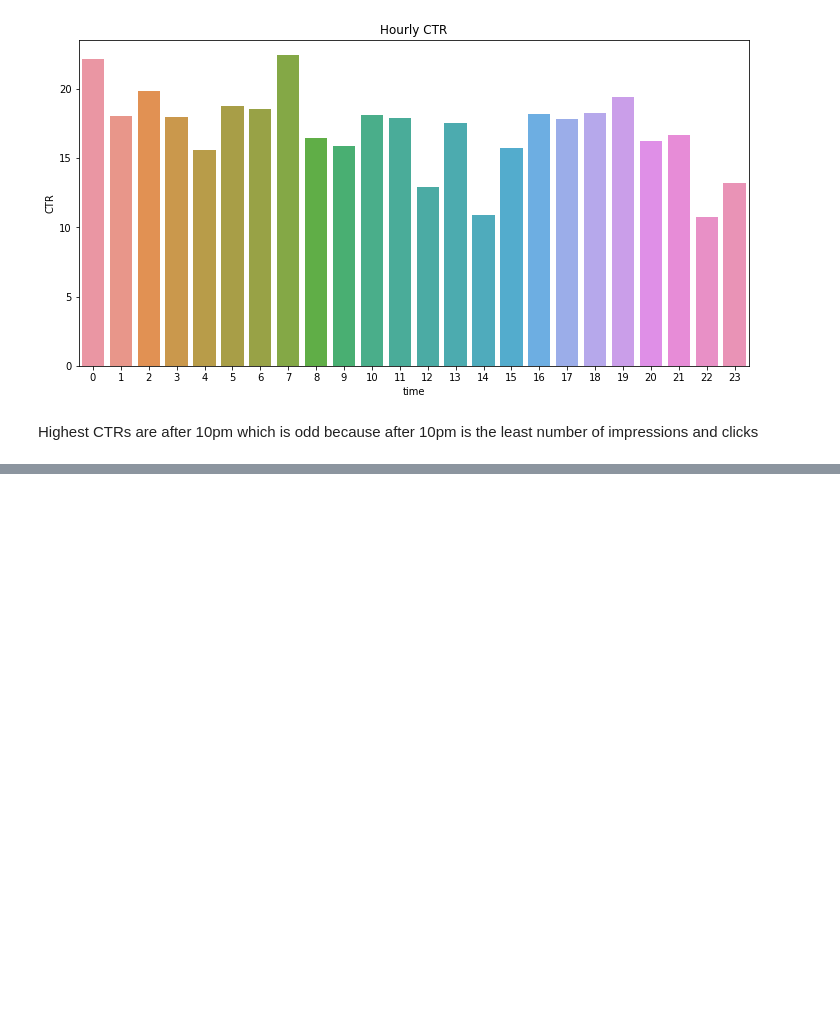
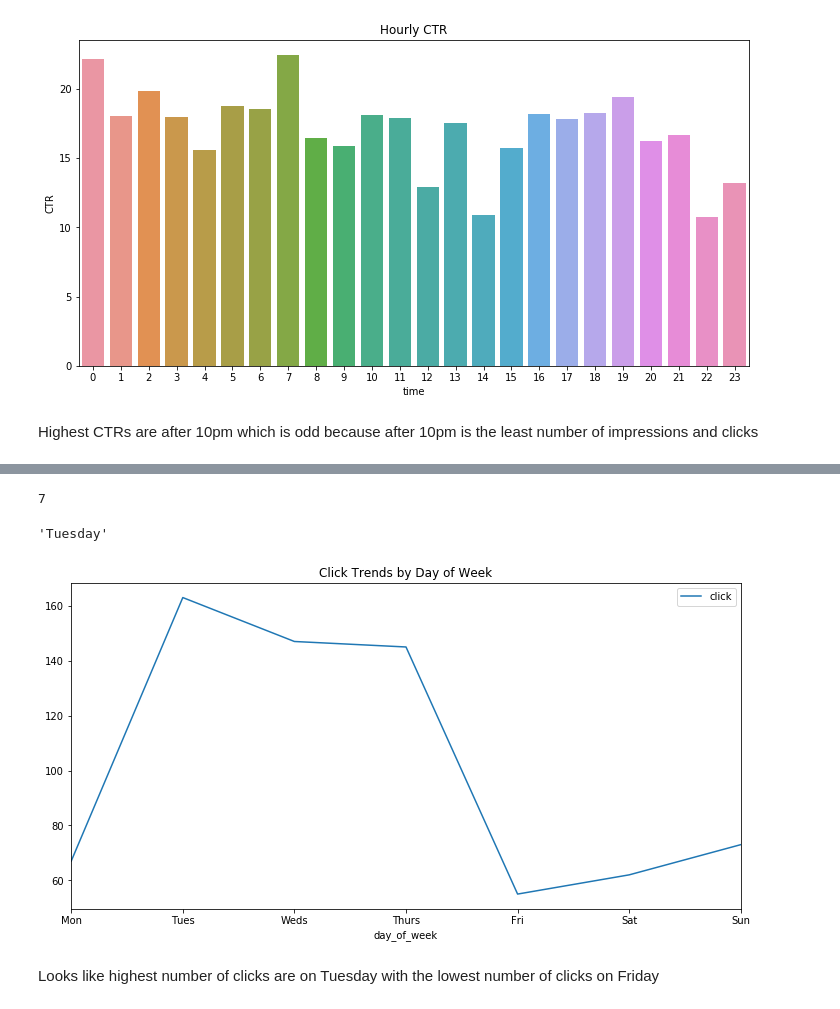
Before and after one commit to kanalyzers/ad_optimization, a Jupyter notebook: notebooks/random_forest.ipynb, the cells around one changed output, grey strips where cells are left out. Saved outputs shown, nothing was run; the diff lists cells and outputs as text; code cells hidden in the pictures; blank space fills up the shorter version.

```diff
--- a/notebooks/random_forest.ipynb
+++ b/notebooks/random_forest.ipynb
@@ -499,0 +502,3 @@ Highest CTRs are after 10pm which is odd because after 10pm is the least number
+# %%
+# copy df_tmp to new df called df_dow
+df_dow = df_tmp
@@ -499,0 +513,4 @@ Highest CTRs are after 10pm which is odd because after 10pm is the least number
+# %%
+# make new 'day_of_week' col
+# reformat date to weekday name
+df_dow['date'] = pd.to_datetime(df_dow['date'])
@@ -499,0 +535,3 @@ Highest CTRs are after 10pm which is odd because after 10pm is the least number
+# %%
+# make 'day_of_week' date into numerical day of the week
+df_dow['day_of_week'] = df_dow['date'].dt.weekday_name
@@ -499,0 +546,11 @@ Highest CTRs are after 10pm which is odd because after 10pm is the least number
+# %%
+# check if date vals were encoded properly
+df_dow.day_of_week.nunique()
+# %% [output]
+7
+# %%
+# remember dataset ranges from 10/21/2014 to 10/30/2014
+# 10/21/2014 is a tuesday and is the first day of the dataset
+df_dow.day_of_week[0]
+# %% [output]
+'Tuesday'
@@ -499,0 +559,13 @@ Highest CTRs are after 10pm which is odd because after 10pm is the least number
+# %%
+#cats = {7:'Monday', 1:'Tuesday', 2:'Wednesday', 3:'Thursday', 4:'Friday', 5:'Saturday', 6:'Sunday'}
+cats = ['Monday', 'Tuesday', 'Wednesday', 'Thursday', 'Friday', 'Saturday', 'Sunday']
+df_dow.groupby('day_of_week').agg({'click':'sum'}).reindex(cats).plot(figsize=(12,6))
+# change ticks to match x axis label
+ticks = list(range(0, 7, 1)) # points on the x axis where you want the label to appear
+labels = "Mon Tues Weds Thurs Fri Sat Sun".split()
+plt.xticks(ticks, labels)
+plt.title('Click Trends by Day of Week');
+# %% [output]
+[figure, added]
+# %% [markdown]
+Looks like highest number of clicks are on Tuesday with the lowest number of clicks on Friday
```
Also changed, not shown: parts of 7 cells of this notebook.
